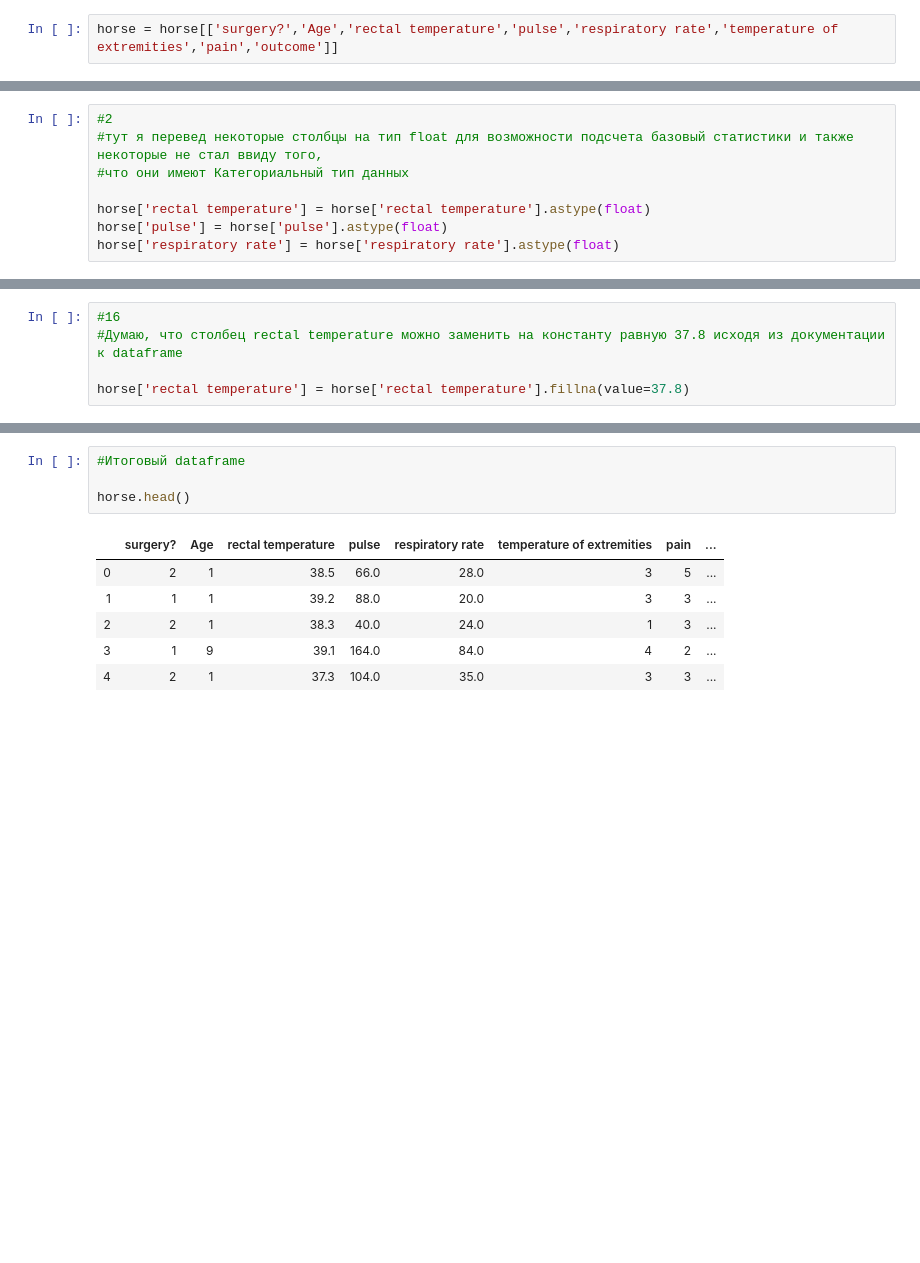
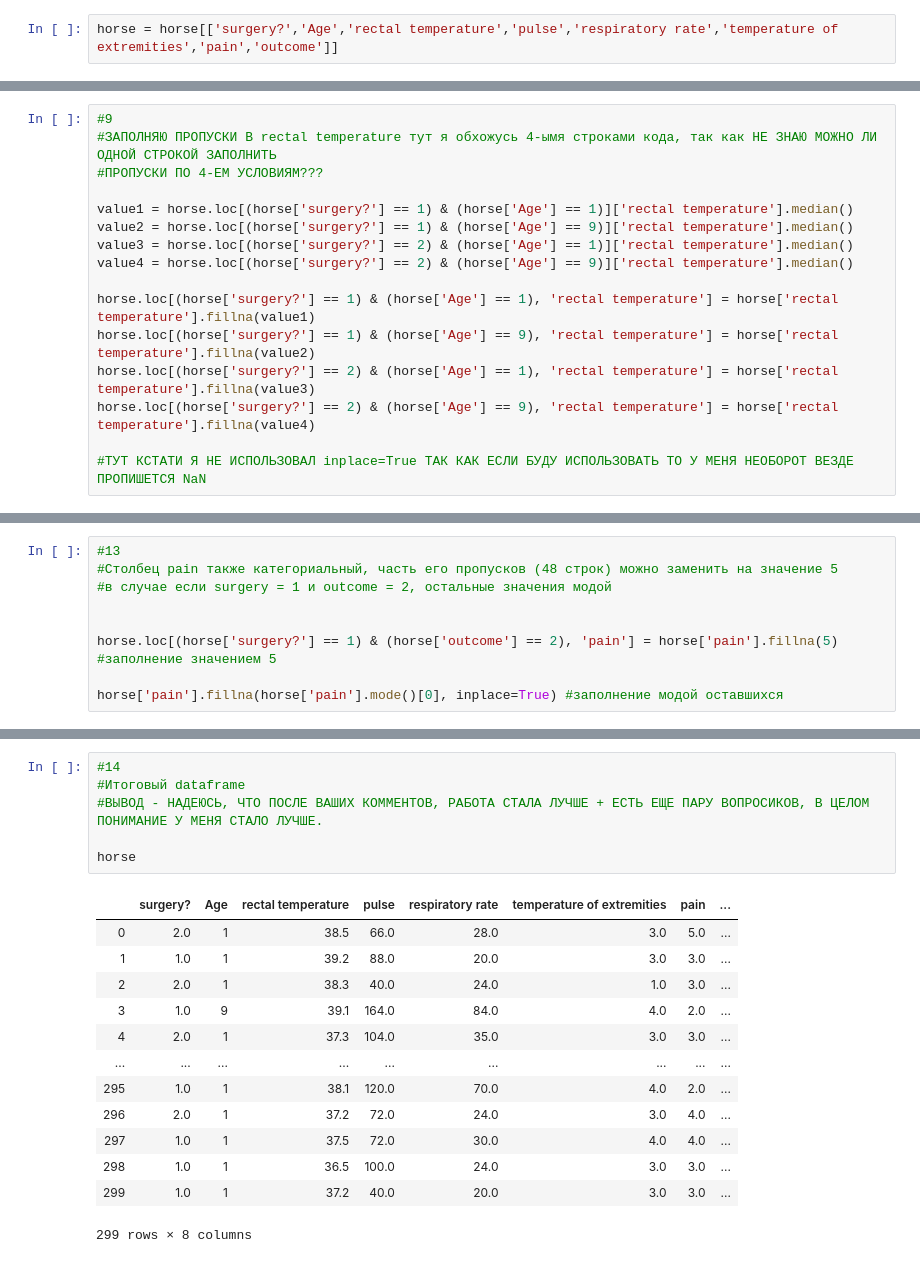
Before and after one commit to aibat17/netology_aae, a Jupyter notebook: Basic_stat.ipynb, the cells around one changed output, grey strips where cells are left out. Saved outputs shown, nothing was run; the diff lists cells and outputs as text; blank space fills up the shorter version.

```diff
--- a/Basic_stat.ipynb
+++ b/Basic_stat.ipynb
@@ -49,8 +164,0 @@ memory usage: 18.9+ KB
-# %%
-#2
-#тут я перевед некоторые столбцы на тип float для возможности подсчета базовый статистики и также некоторые не стал ввиду того,
-#что они имеют Категориальный тип данных
-
-horse['rectal temperature'] = horse['rectal temperature'].astype(float)
-horse['pulse'] = horse['pulse'].astype(float)
-horse['respiratory rate'] = horse['respiratory rate'].astype(float)
@@ -56,0 +180,16 @@ horse['respiratory rate'] = horse['respiratory rate'].astype(float)
+# %%
+#9
+#ЗАПОЛНЯЮ ПРОПУСКИ В rectal temperature тут я обхожусь 4-ымя строками кода, так как НЕ ЗНАЮ МОЖНО ЛИ ОДНОЙ СТРОКОЙ ЗАПОЛНИТЬ
+#ПРОПУСКИ ПО 4-ЕМ УСЛОВИЯМ???
+
+value1 = horse.loc[(horse['surgery?'] == 1) & (horse['Age'] == 1)]['rectal temperature'].median()
+value2 = horse.loc[(horse['surgery?'] == 1) & (horse['Age'] == 9)]['rectal temperature'].median()
+value3 = horse.loc[(horse['surgery?'] == 2) & (horse['Age'] == 1)]['rectal temperature'].median()
+value4 = horse.loc[(horse['surgery?'] == 2) & (horse['Age'] == 9)]['rectal temperature'].median()
+
+horse.loc[(horse['surgery?'] == 1) & (horse['Age'] == 1), 'rectal temperature'] = horse['rectal temperature'].fillna(value1)
+horse.loc[(horse['surgery?'] == 1) & (horse['Age'] == 9), 'rectal temperature'] = horse['rectal temperature'].fillna(value2)
+horse.loc[(horse['surgery?'] == 2) & (horse['Age'] == 1), 'rectal temperature'] = horse['rectal temperature'].fillna(value3)
+horse.loc[(horse['surgery?'] == 2) & (horse['Age'] == 9), 'rectal temperature'] = horse['rectal temperature'].fillna(value4)
+
+#ТУТ КСТАТИ Я НЕ ИСПОЛЬЗОВАЛ inplace=True ТАК КАК ЕСЛИ БУДУ ИСПОЛЬЗОВАТЬ ТО У МЕНЯ НЕОБОРОТ ВЕЗДЕ ПРОПИШЕТСЯ NaN
@@ -57,3 +277,12 @@ horse['respiratory rate'] = horse['respiratory rate'].astype(float)
+# %%
+#13
+#Столбец pain также категориальный, часть его пропусков (48 строк) можно заменить на значение 5
+#в случае если surgery = 1 и outcome = 2, остальные значения модой
+
+
+horse.loc[(horse['surgery?'] == 1) & (horse['outcome'] == 2), 'pain'] = horse['pain'].fillna(5) #заполнение значением 5
+
+horse['pain'].fillna(horse['pain'].mode()[0], inplace=True) #заполнение модой оставшихся
 # %%
 horse.info()
 # %% [output]
@@ -329,5 +301,0 @@ horse[horse.isna().any(axis=1)]
-# %%
-#16
-#Думаю, что столбец rectal temperature можно заменить на константу равную 37.8 исходя из документации к dataframe
-
-horse['rectal temperature'] = horse['rectal temperature'].fillna(value=37.8)
@@ -503,11 +302,20 @@ memory usage: 21.0+ KB
-# %%
-#Итоговый dataframe
-
-horse.head()
-# %% [output]
-|  | surgery? | Age | rectal temperature | pulse | respiratory rate | temperature of extremities | pain | ... |
-| 0 | 2 | 1 | 38.5 | 66.0 | 28.0 | 3 | 5 | ... |
-| 1 | 1 | 1 | 39.2 | 88.0 | 20.0 | 3 | 3 | ... |
-| 2 | 2 | 1 | 38.3 | 40.0 | 24.0 | 1 | 3 | ... |
-| 3 | 1 | 9 | 39.1 | 164.0 | 84.0 | 4 | 2 | ... |
-| 4 | 2 | 1 | 37.3 | 104.0 | 35.0 | 3 | 3 | ... |
+# %%
+#14
+#Итоговый dataframe
+#ВЫВОД - НАДЕЮСЬ, ЧТО ПОСЛЕ ВАШИХ КОММЕНТОВ, РАБОТА СТАЛА ЛУЧШЕ + ЕСТЬ ЕЩЕ ПАРУ ВОПРОСИКОВ, В ЦЕЛОМ ПОНИМАНИЕ У МЕНЯ СТАЛО ЛУЧШЕ.
+
+horse
+# %% [output]
+|  | surgery? | Age | rectal temperature | pulse | respiratory rate | temperature of extremities | pain | ... |
+| 0 | 2.0 | 1 | 38.5 | 66.0 | 28.0 | 3.0 | 5.0 | ... |
+| 1 | 1.0 | 1 | 39.2 | 88.0 | 20.0 | 3.0 | 3.0 | ... |
+| 2 | 2.0 | 1 | 38.3 | 40.0 | 24.0 | 1.0 | 3.0 | ... |
+| 3 | 1.0 | 9 | 39.1 | 164.0 | 84.0 | 4.0 | 2.0 | ... |
+| 4 | 2.0 | 1 | 37.3 | 104.0 | 35.0 | 3.0 | 3.0 | ... |
+| ... | ... | ... | ... | ... | ... | ... | ... | ... |
+| 295 | 1.0 | 1 | 38.1 | 120.0 | 70.0 | 4.0 | 2.0 | ... |
+| 296 | 2.0 | 1 | 37.2 | 72.0 | 24.0 | 3.0 | 4.0 | ... |
+| 297 | 1.0 | 1 | 37.5 | 72.0 | 30.0 | 4.0 | 4.0 | ... |
+| 298 | 1.0 | 1 | 36.5 | 100.0 | 24.0 | 3.0 | 3.0 | ... |
+| 299 | 1.0 | 1 | 37.2 | 40.0 | 20.0 | 3.0 | 3.0 | ... |
+299 rows × 8 columns
```
Also changed, not shown: parts of 53 cells of this notebook.
